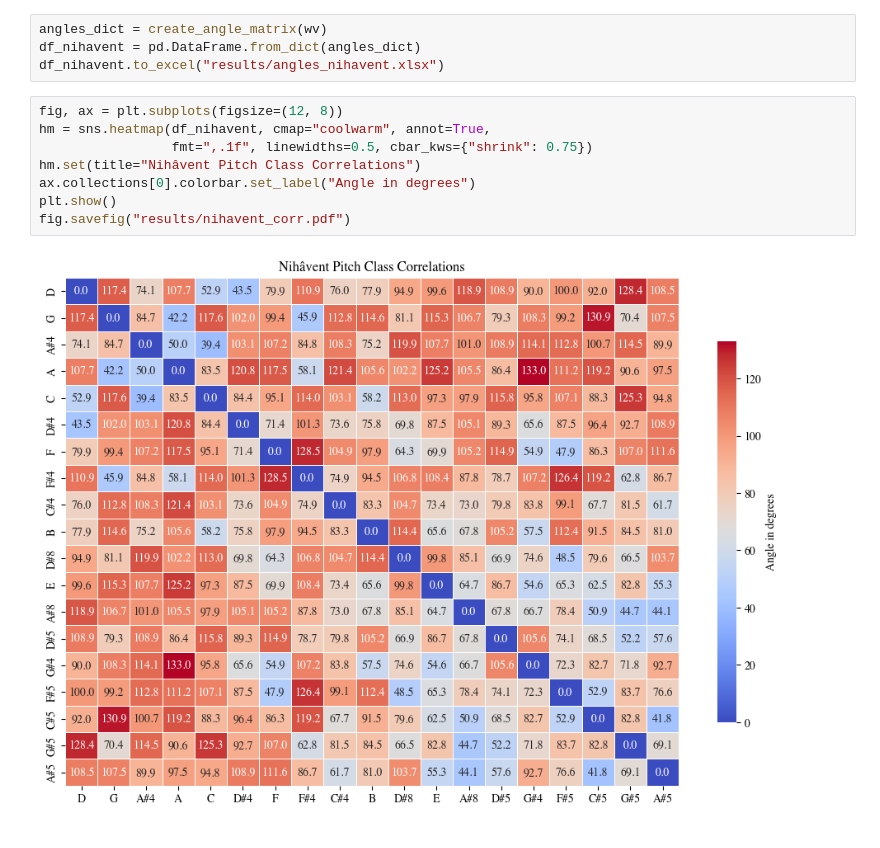
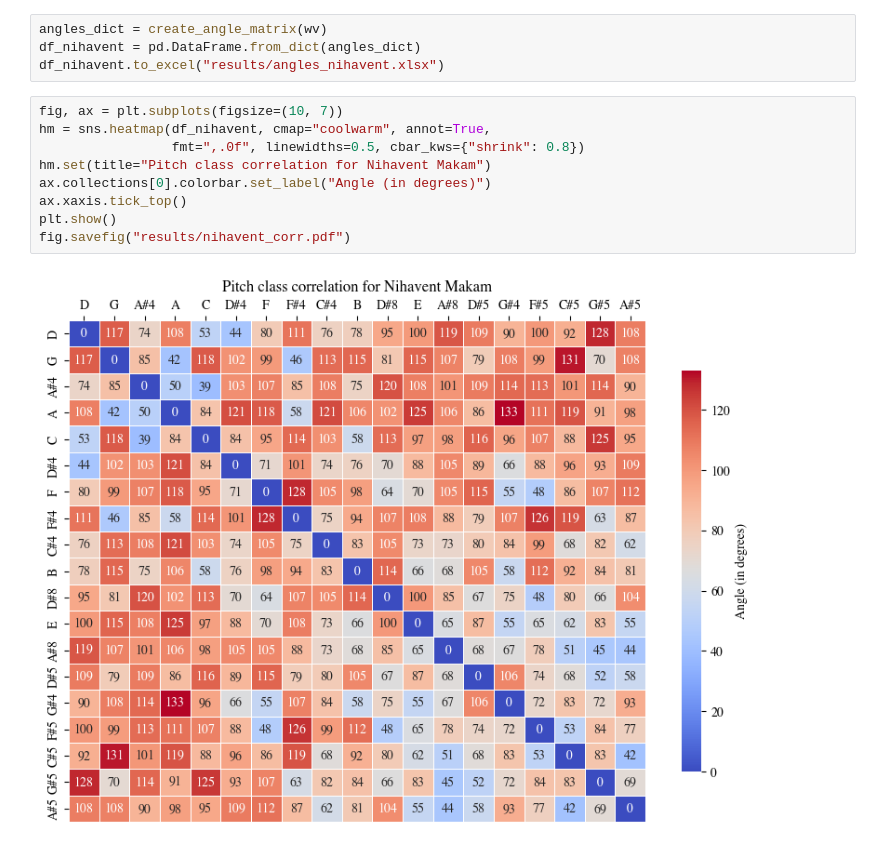
Before and after one commit to ihpar/musvec, a Jupyter notebook: nihavent.ipynb, the cells around one changed output. Cells and saved outputs as stored; diff of their text form.

Commit message:
adds overall correlation

```diff
--- a/nihavent.ipynb
+++ b/nihavent.ipynb
@@ -55,12 +55,13 @@ angles_dict = create_angle_matrix(wv)
 df_nihavent = pd.DataFrame.from_dict(angles_dict)
 df_nihavent.to_excel("results/angles_nihavent.xlsx")
 # %%
-fig, ax = plt.subplots(figsize=(12, 8))
+fig, ax = plt.subplots(figsize=(10, 7))
 hm = sns.heatmap(df_nihavent, cmap="coolwarm", annot=True,
-                 fmt=",.1f", linewidths=0.5, cbar_kws={"shrink": 0.75})
-hm.set(title="Nihâvent Pitch Class Correlations")
-ax.collections[0].colorbar.set_label("Angle in degrees")
+                 fmt=",.0f", linewidths=0.5, cbar_kws={"shrink": 0.8})
+hm.set(title="Pitch class correlation for Nihavent Makam")
+ax.collections[0].colorbar.set_label("Angle (in degrees)")
+ax.xaxis.tick_top()
 plt.show()
 fig.savefig("results/nihavent_corr.pdf")
 # %% [output]
-[figure, old version]
+[figure, new version]
```
Also changed, not shown: 3 other files.
